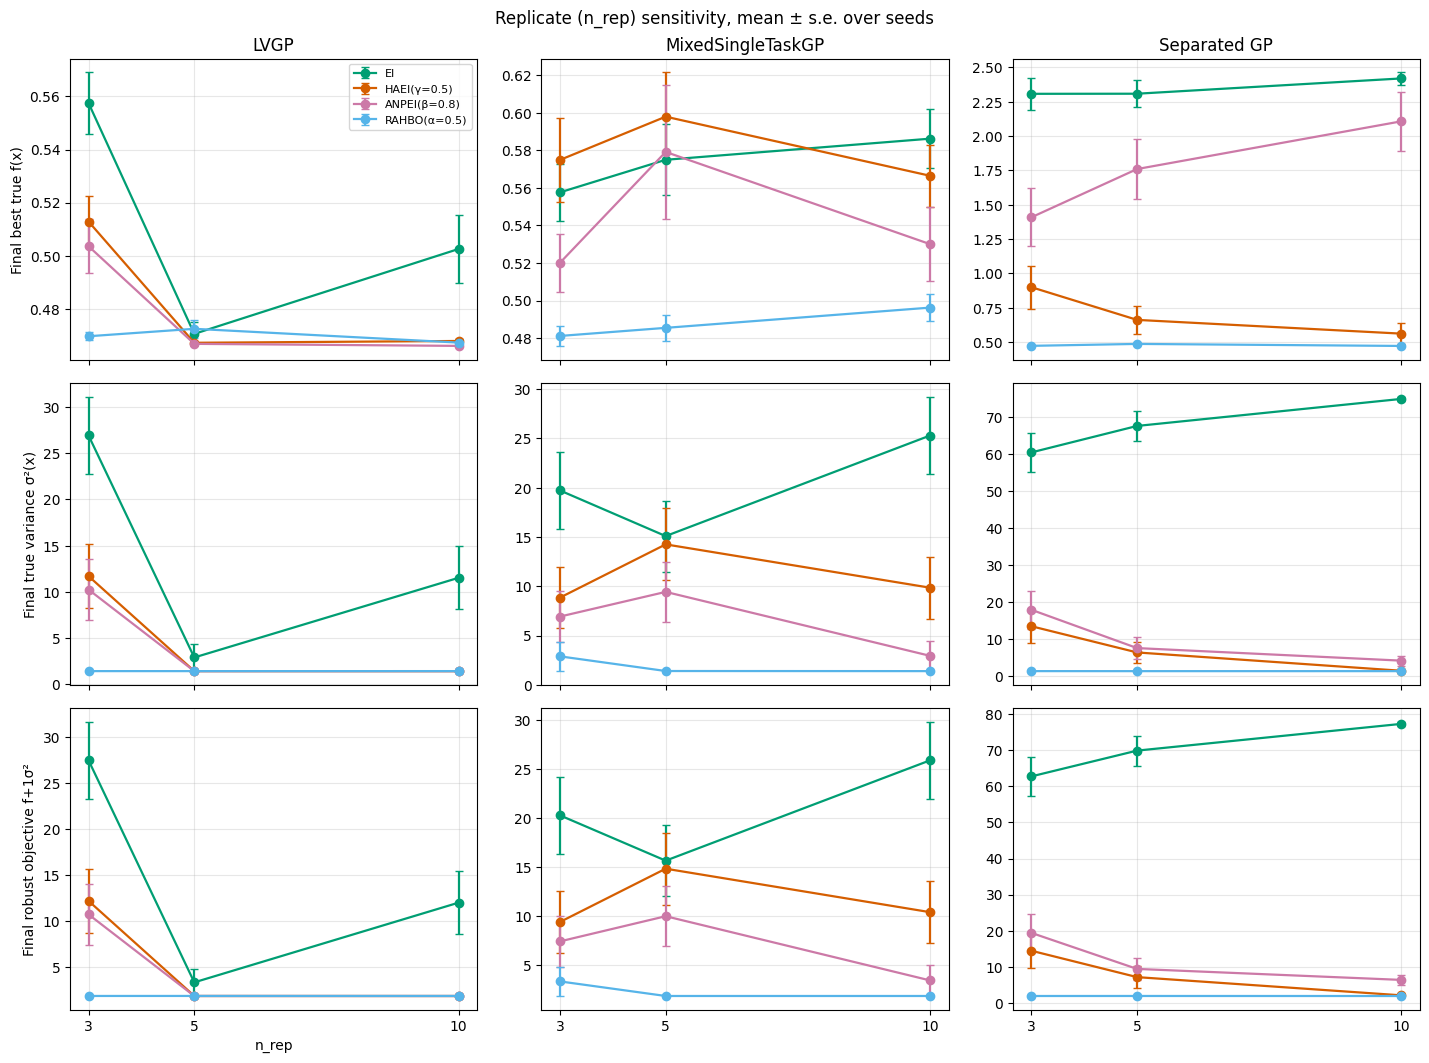
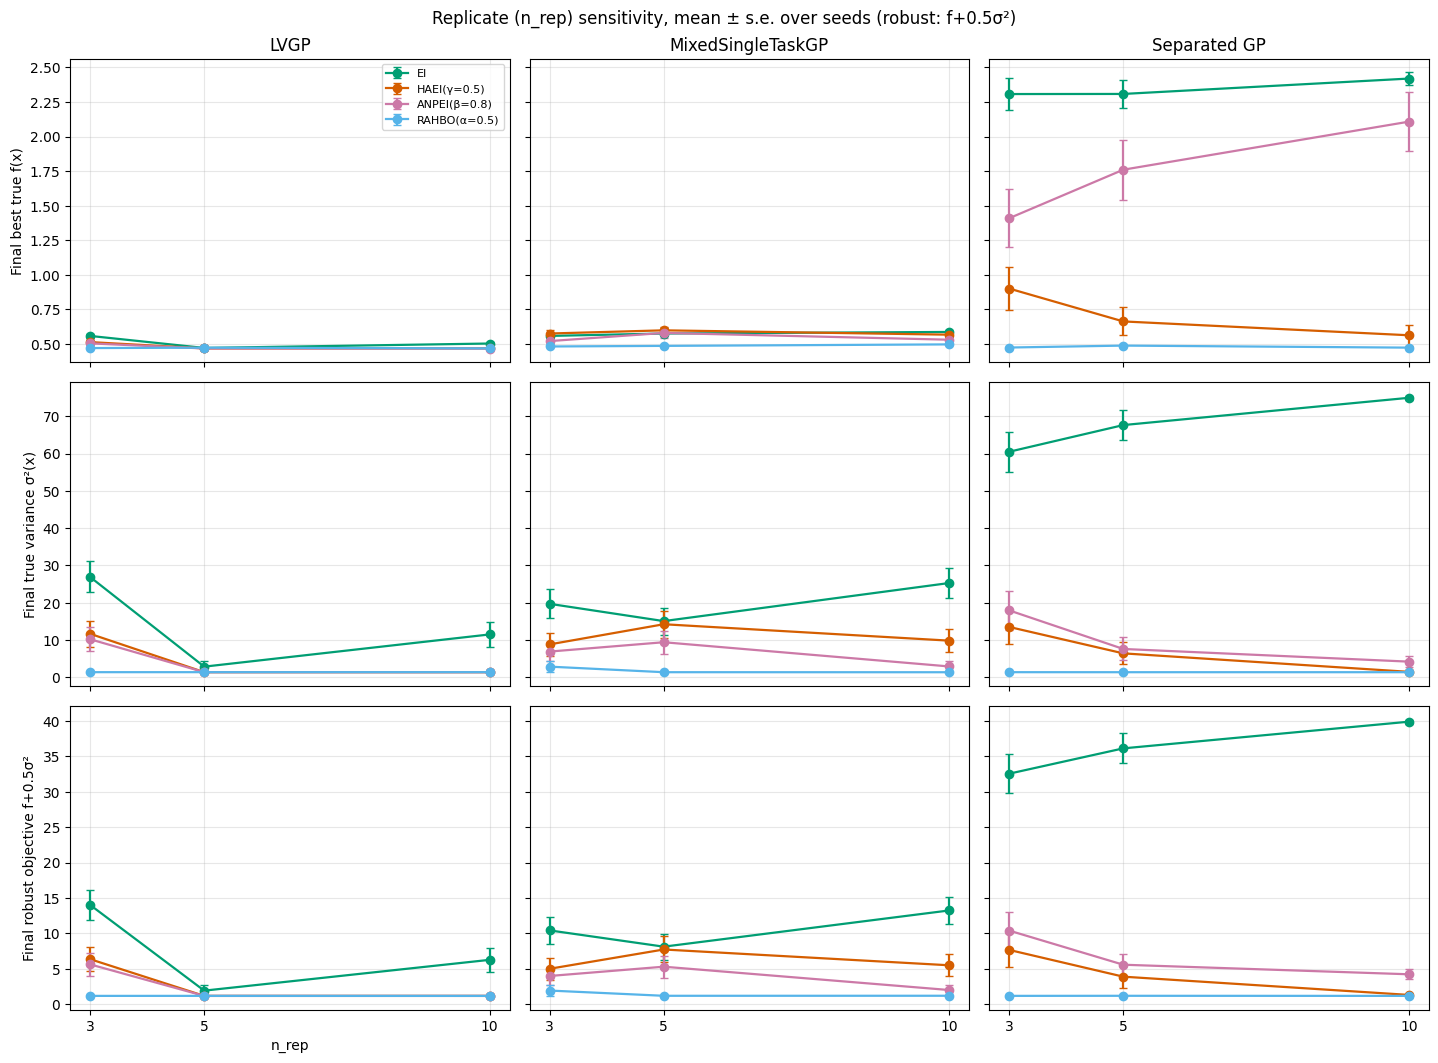
Unified diff of the notebook cell whose output changed from the first chart to the second:
--- before
+++ after
@@ -1,10 +1,11 @@
-def replicate_sensitivity(df, cfgs, labels):
+def replicate_sensitivity(df, cfgs, labels, alpha_eval=ALPHA_EVAL):
     n_reps = sorted(df.n_rep.unique())
     metrics = [("final_true_f", "Final best true f(x)"),
                ("final_true_var", "Final true variance σ²(x)"),
-               ("robust_obj", f"Final robust objective f+{ALPHA_EVAL:g}σ²")]
+               ("robust_obj", f"Final robust objective f+{alpha_eval:g}σ²")]
     colors = [problem.style_for(c[0], _cfg_param(c))["color"] for c in cfgs]
     fig, axes = plt.subplots(len(metrics), len(MODEL_LABELS),
-                              figsize=(4.8 * len(MODEL_LABELS), 3.6 * len(metrics)), sharex=True)
+                              figsize=(4.8 * len(MODEL_LABELS), 3.6 * len(metrics)),
+                              sharex=True, sharey="row")
     for i, (col, ylab) in enumerate(metrics):
         for j, model in enumerate(MODEL_LABELS):
@@ -25,5 +26,5 @@
     axes[-1][0].set_xlabel("n_rep")
     axes[0][0].legend(fontsize=8)
-    fig.suptitle("Replicate (n_rep) sensitivity, mean ± s.e. over seeds")
+    fig.suptitle(f"Replicate (n_rep) sensitivity, mean ± s.e. over seeds (robust: f+{alpha_eval:g}σ²)")
     fig.tight_layout()
     return fig
@@ -37,4 +38,4 @@
 ]
 SECTION6_LABELS = [problem.label(c[0], _cfg_param(c)) for c in SECTION6_CFGS]
-fig6 = replicate_sensitivity(LONG_DF, SECTION6_CFGS, SECTION6_LABELS)
+fig6 = replicate_sensitivity(LONG_DF_05, SECTION6_CFGS, SECTION6_LABELS, alpha_eval=0.5)
 fig6.savefig(os.path.join(EXCEL_DIR, "6_replicate_sensitivity.png"), dpi=150, bbox_inches="tight")

Commit: Update the robust objective and scales of plots